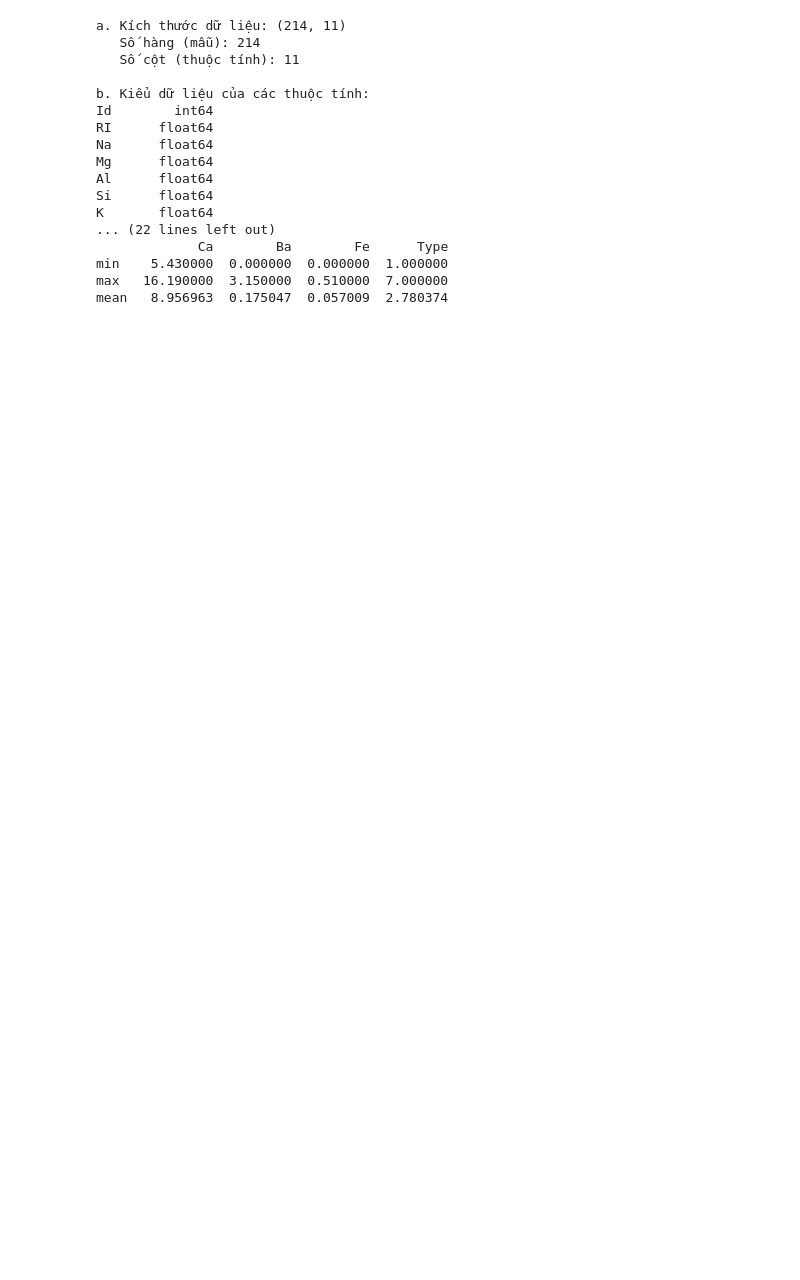
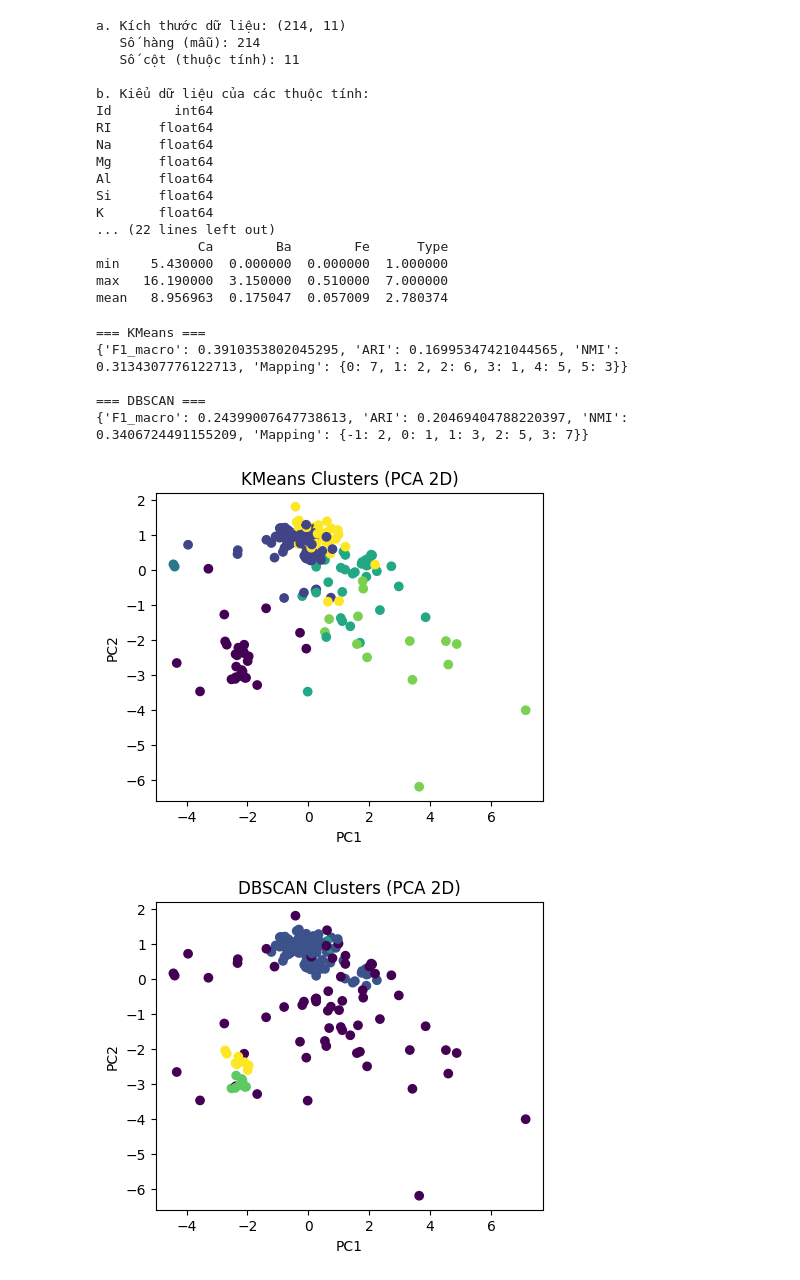
Before and after one commit to Youth-Garden/Data-Mining, a Jupyter notebook: main.ipynb, the cells around one changed output. Cells and saved outputs as stored; diff of their text form; code cells hidden in the pictures; blank space fills up the shorter version.

```diff
--- a/main.ipynb
+++ b/main.ipynb
@@ -43,3 +43,82 @@ K       float64
 min    5.430000  0.000000  0.000000  1.000000
 max   16.190000  3.150000  0.510000  7.000000
 mean   8.956963  0.175047  0.057009  2.780374
+# %%
+#  PHẦN 4: CHUẨN HÓA DỮ LIỆU & GOM CỤM
+import pandas as pd
+import numpy as np
+import matplotlib.pyplot as plt
+from sklearn.preprocessing import StandardScaler
+from sklearn.decomposition import PCA
+from sklearn.cluster import KMeans, DBSCAN
+from sklearn.metrics import f1_score, adjusted_rand_score, normalized_mutual_info_score
+from scipy.optimize import linear_sum_assignment
+
+# Đọc dữ liệu và chuẩn hóa (bỏ Id và nhãn)
+col_names = ["Id","RI","Na","Mg","Al","Si","K","Ca","Ba","Fe","Type"]
+df = pd.read_csv("glass-data.csv", sep="\t", header=0, names=col_names)
+X = df.drop(columns=["Id","Type"]).values
+y = df["Type"].values
+
+X_scaled = StandardScaler().fit_transform(X)
+
+#  Chạy K-Means và DBSCAN
+n_clusters = len(np.unique(y))
+kmeans = KMeans(n_clusters=n_clusters, random_state=42, n_init=20)
+km_labels = kmeans.fit_predict(X_scaled)
+
+db = DBSCAN(eps=1.0, min_samples=5)   # eps có thể đổi: 0.8, 1.0, 1.2 để thử
+db_labels = db.fit_predict(X_scaled)
+
+# Hàm ánh xạ cụm ↔ nhãn thật (để tính F1)
+def best_map(y_true, y_pred):
+    labels_true = np.unique(y_true)
+    labels_pred = np.unique(y_pred)
+    cost = np.zeros((len(labels_pred), len(labels_true)), dtype=int)
+    for i, lp in enumerate(labels_pred):
+        for j, lt in enumerate(labels_true):
+            cost[i,j] = np.sum((y_pred==lp) & (y_true==lt))
+    r,c = linear_sum_assignment(cost.max() - cost)
+    mapping = {labels_pred[ri]: labels_true[ci] for ri,ci in zip(r,c)}
+    y_mapped = np.array([mapping.get(lp,-1) for lp in y_pred])
+    return y_mapped, mapping
+
+# Hàm đánh giá gom cụm
+def evaluate(y_true, y_pred):
+    y_mapped, mapping = best_map(y_true, y_pred)
+    return {
+        "F1_macro": f1_score(y_true, y_mapped, average="macro"),
+        "ARI": adjusted_rand_score(y_true, y_pred),
+        "NMI": normalized_mutual_info_score(y_true, y_pred),
+        "Mapping": mapping
+    }
+
+#  Tính và in kết quả
+km_eval = evaluate(y, km_labels)
+db_eval = evaluate(y, db_labels)
+
+print("=== KMeans ===")
+print(km_eval)
+print("\n=== DBSCAN ===")
+print(db_eval)
+
+#  Vẽ biểu đồ PCA 2D
+X_pca = PCA(n_components=2, random_state=42).fit_transform(X_scaled)
+
+plt.figure(figsize=(5,4))
+plt.scatter(X_pca[:,0], X_pca[:,1], c=km_labels)
+plt.title("KMeans Clusters (PCA 2D)")
+plt.xlabel("PC1"); plt.ylabel("PC2"); plt.show()
+
+plt.figure(figsize=(5,4))
+plt.scatter(X_pca[:,0], X_pca[:,1], c=db_labels)
+plt.title("DBSCAN Clusters (PCA 2D)")
+plt.xlabel("PC1"); plt.ylabel("PC2"); plt.show()
+# %% [output]
+=== KMeans ===
+{'F1_macro': 0.3910353802045295, 'ARI': 0.16995347421044565, 'NMI': 0.3134307776122713, 'Mapping': {0: 7, 1: 2, 2: 6, 3: 1, 4: 5, 5: 3}}
+
+=== DBSCAN ===
+{'F1_macro': 0.24399007647738613, 'ARI': 0.20469404788220397, 'NMI': 0.3406724491155209, 'Mapping': {-1: 2, 0: 1, 1: 3, 2: 5, 3: 7}}
+[figure, added]
+[figure, added]
```
